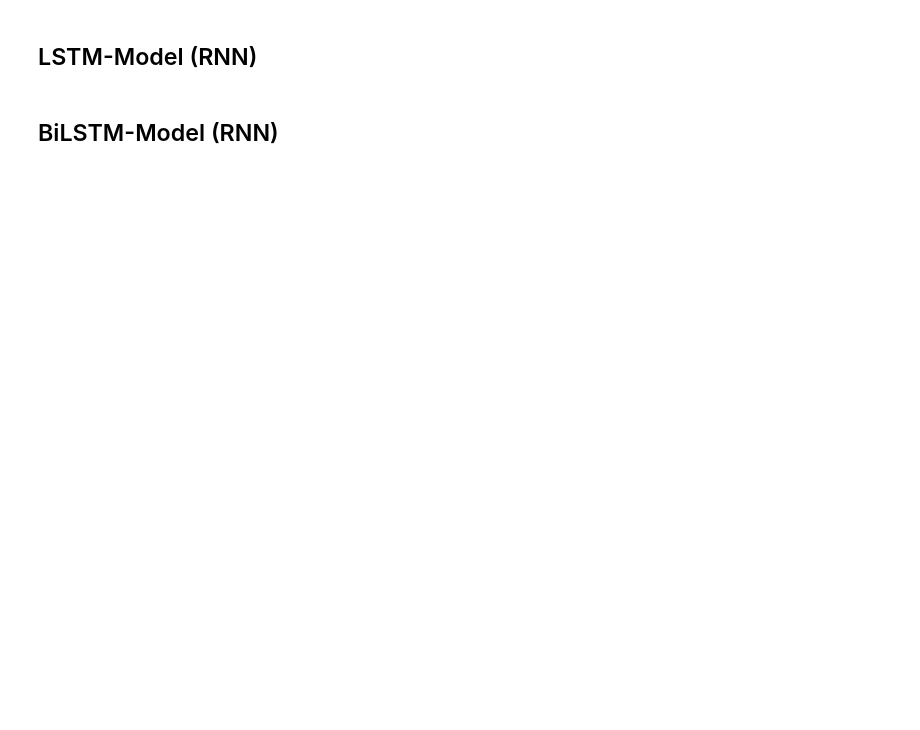
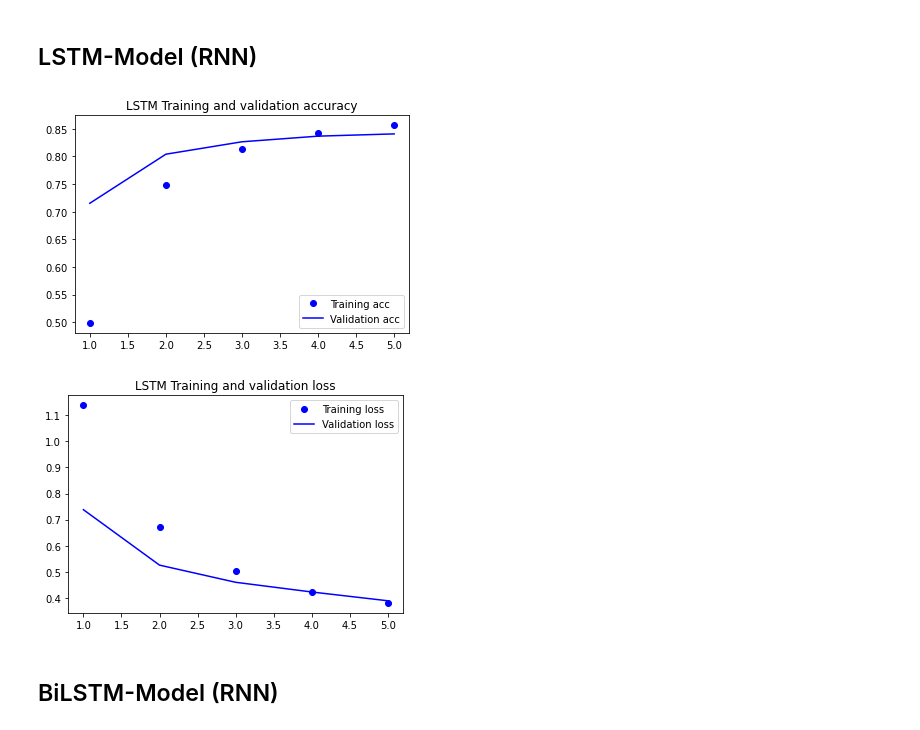
Before and after one commit to Captain-1337/MScBA-Consultancy-Project, a Jupyter notebook: Codes/Notebook_Deep1MulticlassKfold_with_corssvalidation.ipynb, the cells around one changed output. Cells and saved outputs as stored; diff of their text form; code cells hidden in the pictures; blank space fills up the shorter version.

```diff
--- a/Codes/Notebook_Deep1MulticlassKfold_with_corssvalidation.ipynb
+++ b/Codes/Notebook_Deep1MulticlassKfold_with_corssvalidation.ipynb
@@ -376,20 +392,54 @@ def create_model():
 # %% [markdown]
 ## LSTM-Model (RNN)
-# %%
-"""
-def create_model():
-    # Create model
-    model = Sequential()
-    model.add(embedding)
-
-    model.add(LSTM(32, dropout=0.4, recurrent_dropout=0.4, return_sequences=True))
-
-    model.add(Dense(16, activation='relu'))
-
-    model.add(layers.GlobalMaxPooling1D())
-    model.add(Dense(4, activation='softmax'))
-    model.compile(loss='mean_squared_error', optimizer="Adam", learningrate = 0.001)
-
-    return model
+# %%
+"""
+def create_model():
+    # Create model
+    model = Sequential()
+    model.add(embedding)
+
+    model.add(LSTM(32, dropout=0.5, recurrent_dropout=0.5, return_sequences=True))
+
+    model.add(Dense(16, activation='relu'))
+
+    model.add(layers.GlobalMaxPooling1D())
+    model.add(Dense(4, activation='softmax'))
+    model.compile(loss='mean_squared_error', optimizer="Adam", learningrate = 0.001)
+
+    return model
+
+#                                                                   Run1 | Run2            Run1 | Run2
+#Unigram feature:  Description:                                     F1-overall:    loss,  acc (on final model):   Epochs:
+#1110010000000000  all Embeddings                                   83.9 | 84.0    0.411, 0.851 | [0.419 0.846    5
+
+Average scores for all folds:
+> Accuracy: 84.05895829200745 (+- 0.377060032571573)
+> Loss: 0.42325235401151406
+> Precision: 0.8407592366959613
+> Recall: 0.8405895691609978
+> F1: 0.8403818743429757
+
+import matplotlib.pyplot as plt
+acc = history.history['acc']
+val_acc = history.history['val_acc']
+loss = history.history['loss']
+val_loss = history.history['val_loss']
+epochs = range(1, len(acc) + 1)
+plt.plot(epochs, acc, 'bo', label='Training acc')
+plt.plot(epochs, val_acc, 'b', label='Validation acc')
+plt.title('LSTM Training and validation accuracy')
+plt.savefig('pictures/LSTM Training and validation accuracy.png',dpi=300)
+plt.legend()
+plt.figure()
+plt.plot(epochs, loss, 'bo', label='Training loss')
+plt.plot(epochs, val_loss, 'b', label='Validation loss')
+plt.title('LSTM Training and validation loss')
+plt.savefig('pictures/LSTM Training and validation loss.png',dpi=300)
+plt.legend()
+plt.show()
+"""
+# %% [output]
+[figure, added]
+[figure, added]
 # %% [markdown]
 ## BiLSTM-Model (RNN)
```
Also changed, not shown: parts of 14 cells of this notebook.
